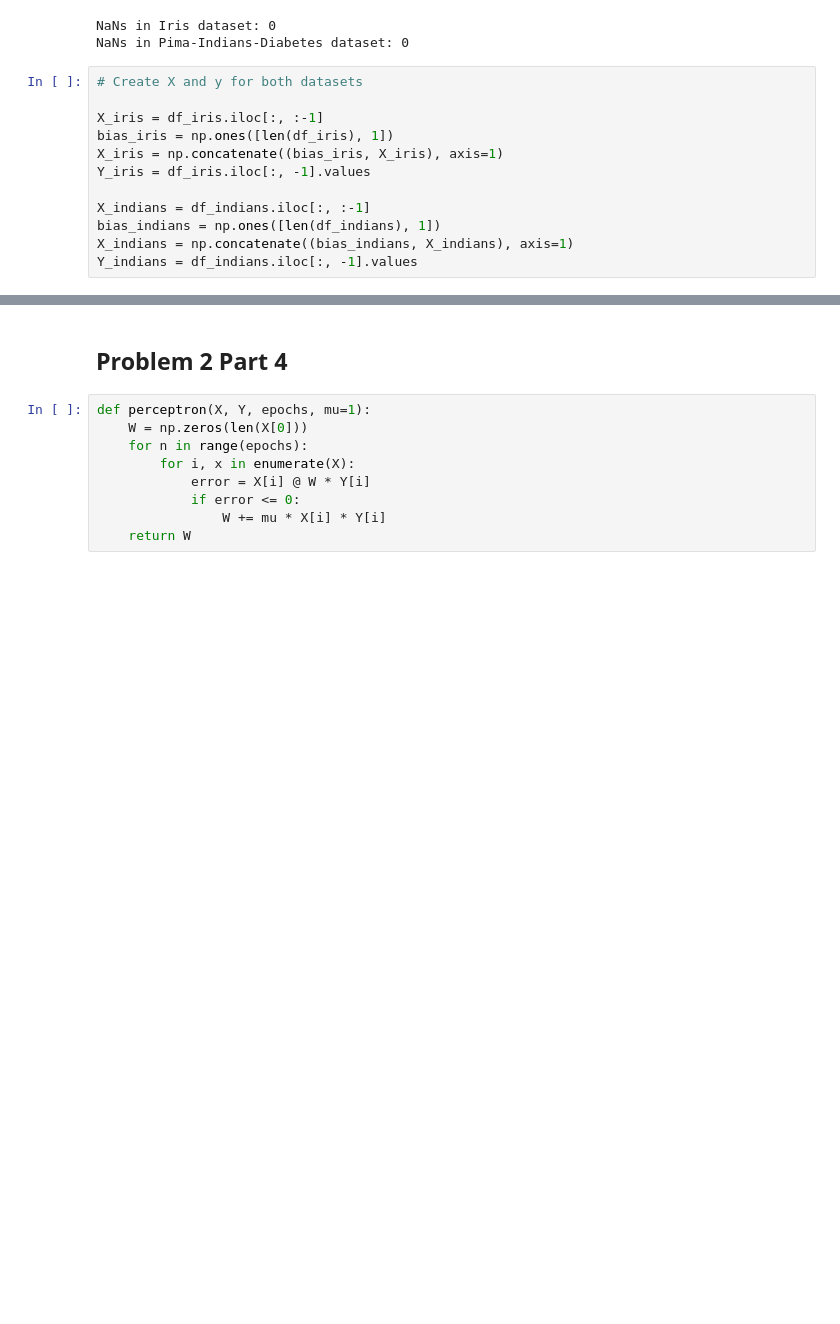
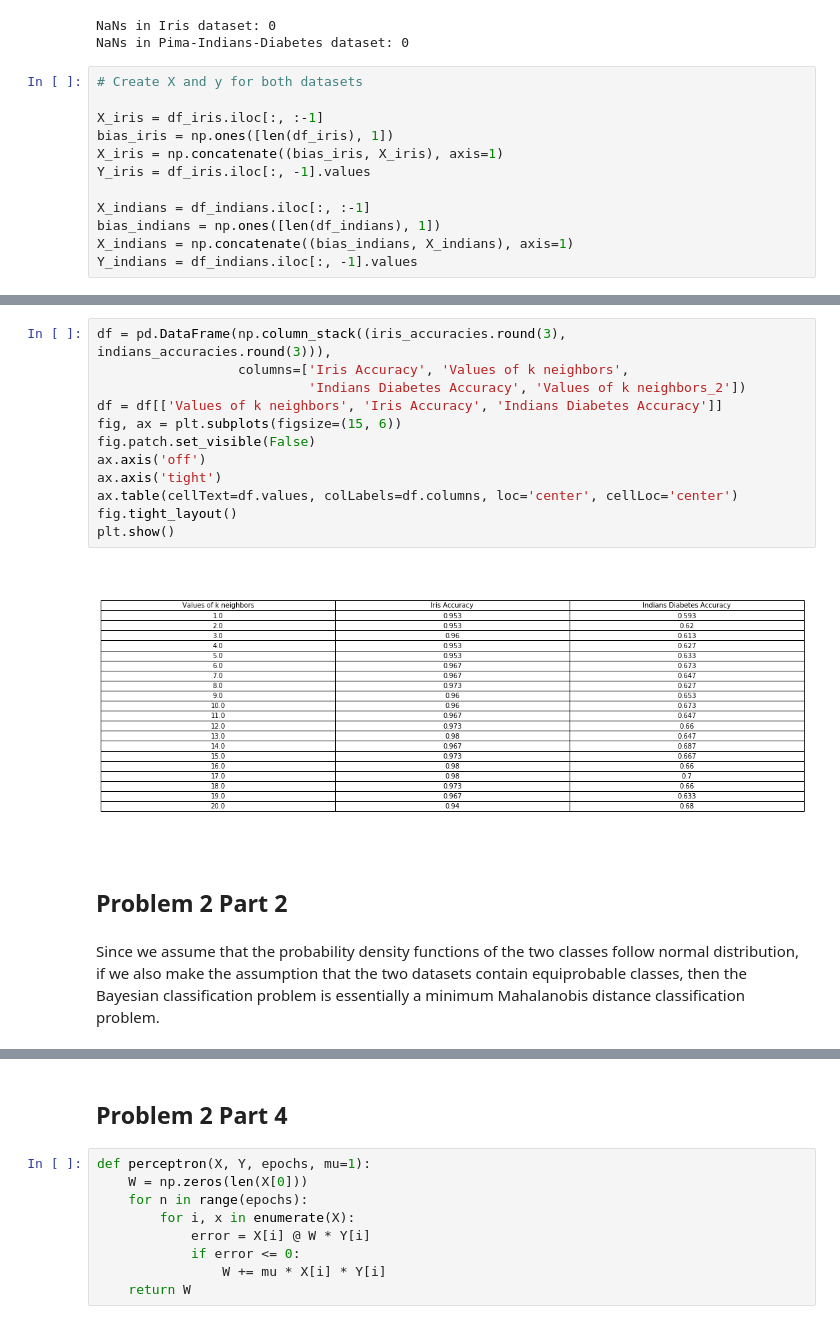
Before and after one commit to PiStefania/Machine_Learning_Exercises, a Jupyter notebook: Ex2_rou.ipynb, the cells around one changed output, grey strips where cells are left out. Drawn from its saved outputs; the diff is of its cells as text; blank space fills up the shorter version.

Commit message:
Complete problems 1 and 2

```diff
--- a/Ex2_rou.ipynb
+++ b/Ex2_rou.ipynb
@@ -82,0 +148,18 @@ Y_indians = df_indians.iloc[:, -1].values
+# %%
+df = pd.DataFrame(np.column_stack((iris_accuracies.round(3), indians_accuracies.round(3))),
+                  columns=['Iris Accuracy', 'Values of k neighbors',
+                           'Indians Diabetes Accuracy', 'Values of k neighbors_2'])
+df = df[['Values of k neighbors', 'Iris Accuracy', 'Indians Diabetes Accuracy']]
+fig, ax = plt.subplots(figsize=(15, 6))
+fig.patch.set_visible(False)
+ax.axis('off')
+ax.axis('tight')
+ax.table(cellText=df.values, colLabels=df.columns, loc='center', cellLoc='center')
+fig.tight_layout()
+plt.show()
+# %% [output]
+[figure, added]
+# %% [markdown]
+## Problem 2 Part 2
+# %% [markdown]
+Since we assume that the probability density functions of the two classes follow normal distribution, if we also make the assumption that the two datasets contain equiprobable classes, then the Bayesian classification problem is essentially a minimum Mahalanobis distance classification problem.
```
Also changed, not shown: parts of 39 cells of this notebook, 1 other file.
